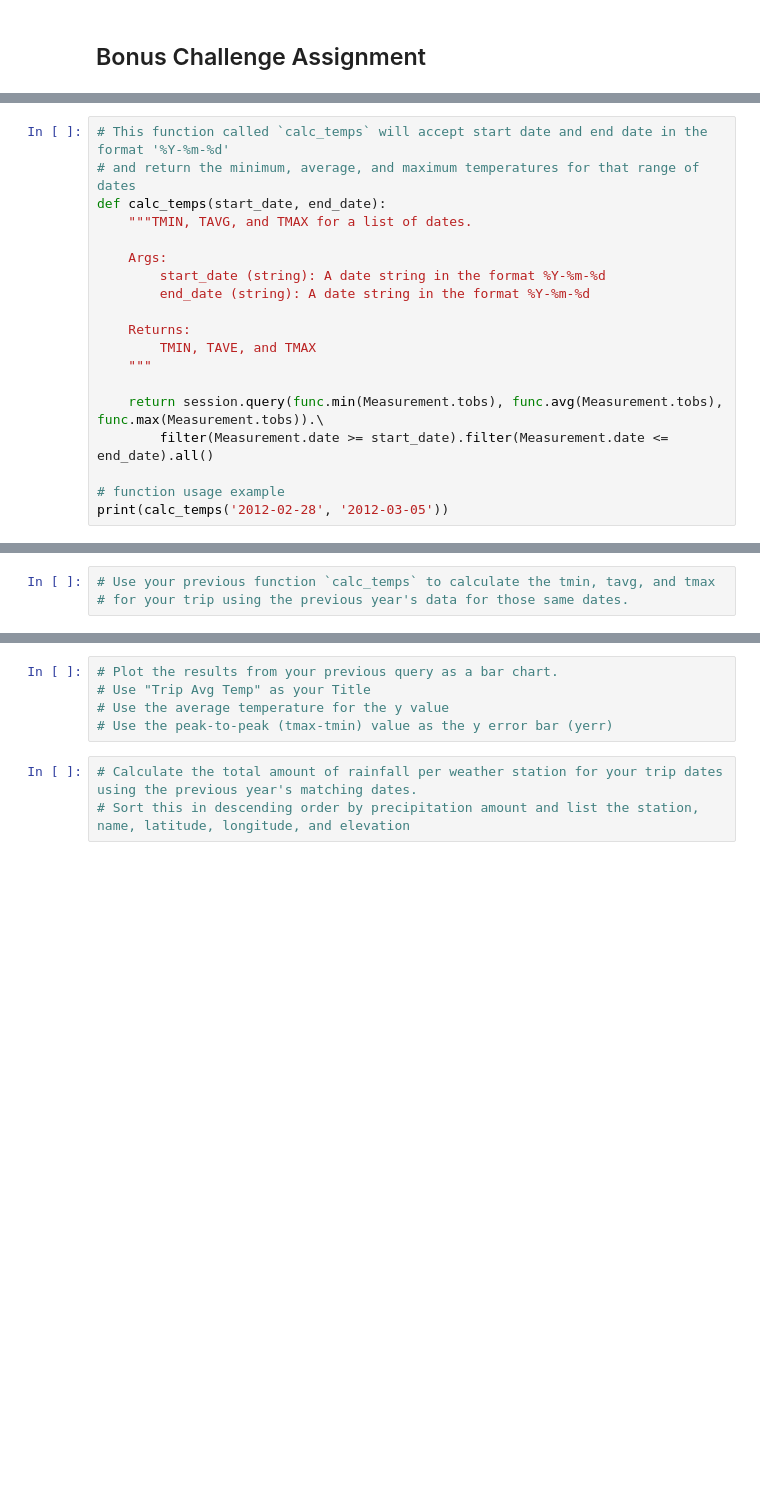
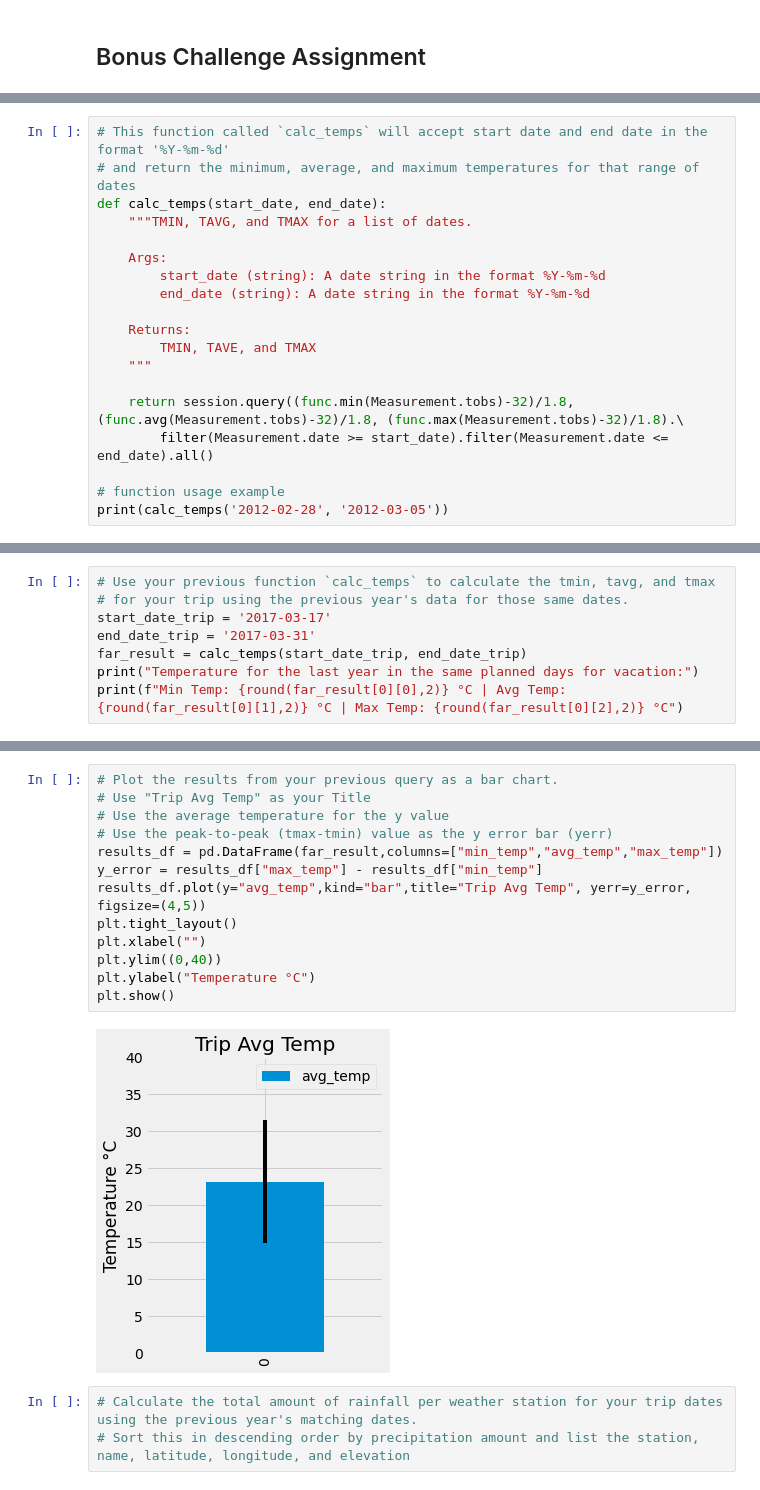
Before and after one commit to palolo02/sqlalchemy-challenge, a Jupyter notebook: Analysis.ipynb, the cells around one changed output, grey strips where cells are left out. Drawn from its saved outputs; the diff is of its cells as text; blank space fills up the shorter version.

```diff
--- a/Analysis.ipynb
+++ b/Analysis.ipynb
@@ -244,7 +266,7 @@ def calc_temps(start_date, end_date):
         TMIN, TAVE, and TMAX
     """
 
-    return session.query(func.min(Measurement.tobs), func.avg(Measurement.tobs), func.max(Measurement.tobs)).\
+    return session.query((func.min(Measurement.tobs)-32)/1.8, (func.avg(Measurement.tobs)-32)/1.8, (func.max(Measurement.tobs)-32)/1.8).\
         filter(Measurement.date >= start_date).filter(Measurement.date <= end_date).all()
 
 # function usage example
@@ -254,3 +276,8 @@ print(calc_temps('2012-02-28', '2012-03-05'))
 # %%
 # Use your previous function `calc_temps` to calculate the tmin, tavg, and tmax
 # for your trip using the previous year's data for those same dates.
+start_date_trip = '2017-03-17'
+end_date_trip = '2017-03-31'
+far_result = calc_temps(start_date_trip, end_date_trip)
+print("Temperature for the last year in the same planned days for vacation:")
+print(f"Min Temp: {round(far_result[0][0],2)} °C | Avg Temp: {round(far_result[0][1],2)} °C | Max Temp: {round(far_result[0][2],2)} °C")
@@ -257,8 +287,18 @@ print(calc_temps('2012-02-28', '2012-03-05'))
 # %%
 # Plot the results from your previous query as a bar chart.
 # Use "Trip Avg Temp" as your Title
 # Use the average temperature for the y value
 # Use the peak-to-peak (tmax-tmin) value as the y error bar (yerr)
+results_df = pd.DataFrame(far_result,columns=["min_temp","avg_temp","max_temp"])
+y_error = results_df["max_temp"] - results_df["min_temp"]
+results_df.plot(y="avg_temp",kind="bar",title="Trip Avg Temp", yerr=y_error, figsize=(4,5))
+plt.tight_layout()
+plt.xlabel("")
+plt.ylim((0,40))
+plt.ylabel("Temperature °C")
+plt.show()
+# %% [output]
+[figure, added]
 # %%
 # Calculate the total amount of rainfall per weather station for your trip dates using the previous year's matching dates.
 # Sort this in descending order by precipitation amount and list the station, name, latitude, longitude, and elevation
```
Also changed, not shown: parts of 3 cells of this notebook.
